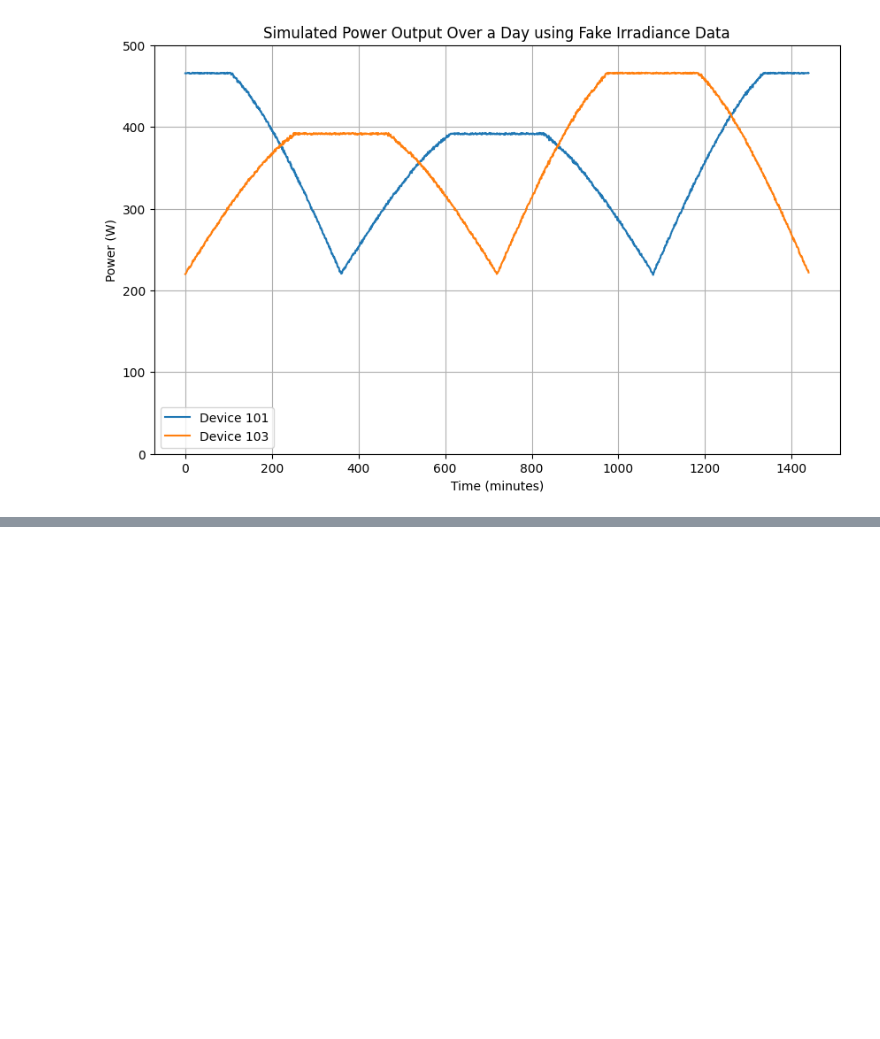
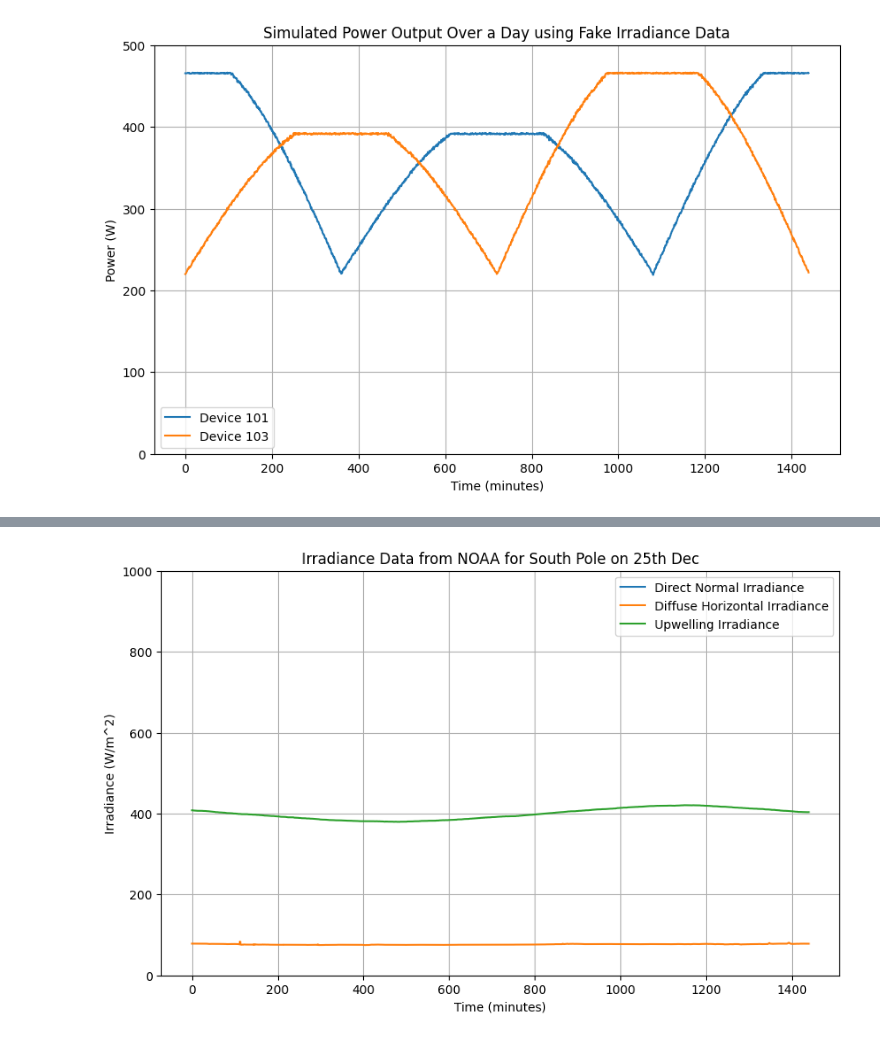
Before and after one commit to Manish-Khanalv1/South-Pole-Data, a Jupyter notebook: data_plot_25_12.ipynb, the cells around one changed output, grey strips where cells are left out. Drawn from its saved outputs; the diff is of its cells as text; code cells hidden in the pictures; blank space fills up the shorter version.

Commit message:
real irradiance, plot and power simulation update

```diff
--- a/data_plot_25_12.ipynb
+++ b/data_plot_25_12.ipynb
@@ -361,0 +363,18 @@ plt.show()
+# %%
+import urllib.request
+import pandas as pd
+baseurl = 'https://gml.noaa.gov/aftp/data/radiation/baseline/spo'
+filename = f'{baseurl}/20{16}/spo{16005}.dat' #construct the full filename
+print(filename) #print the filename being accessed
+NOAA = [] #list to hold dataframes
+try:
+    file = urllib.request.urlopen(filename)
+    data = file.read().decode('utf-8').split('\n') #read the file and split into lines
+    #convert data to dataframe
+    df = pd.DataFrame([row.split() for row in data[2:]])
+    # print(dt)
+    NOAA.append(df) #append dataframe to list
+except urllib.error.HTTPError:
+    print(f"{filename} file not found") #print error if file not found
+
+print(NOAA)
@@ -361,0 +399,20 @@ plt.show()
+# %%
+dir_NOAA = NOAA[0][12].astype(float)[:1440]
+dir_NOAA[dir_NOAA == -9999.9] = np.nan
+dff_NOAA = NOAA[0][14].astype(float)[:1440]
+up_NOAA = NOAA[0][10].astype(float)[:1440]
+
+#plot all the irradiance data
+plt.figure(figsize=(10, 6))
+plt.plot(time,dir_NOAA,label='Direct Normal Irradiance')
+plt.plot(time,dff_NOAA,label='Diffuse Horizontal Irradiance')
+plt.plot(time,up_NOAA,label='Upwelling Irradiance')
+plt.title('Irradiance Data from NOAA for South Pole on 25th Dec')
+plt.ylabel('Irradiance (W/m^2)')
+plt.grid(True)
+plt.legend()
+plt.xlabel('Time (minutes)')
+plt.ylim(0,1000)
+plt.show()
+# %% [output]
+[figure, added]
```
Also changed, not shown: parts of 5 cells of this notebook.
